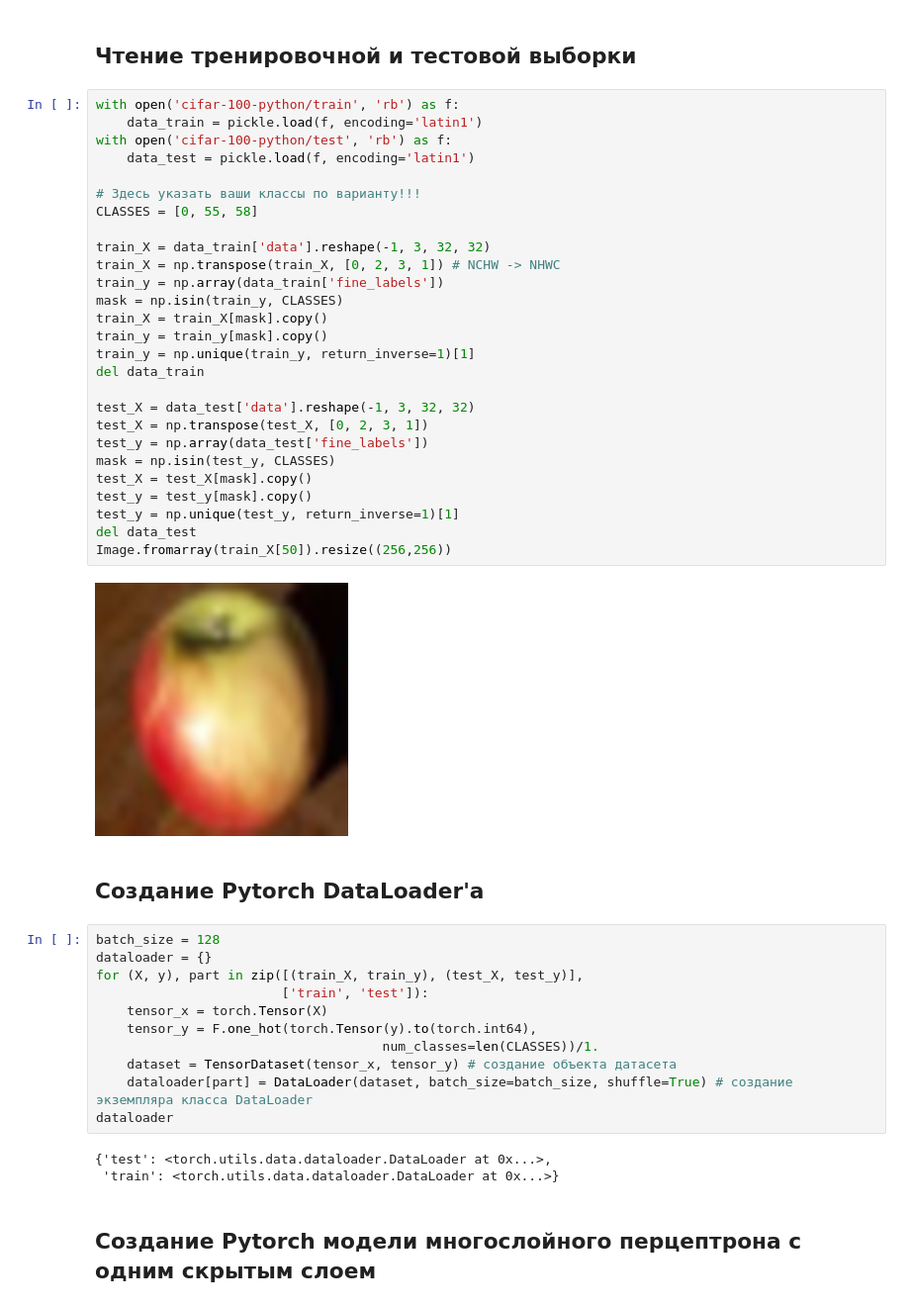
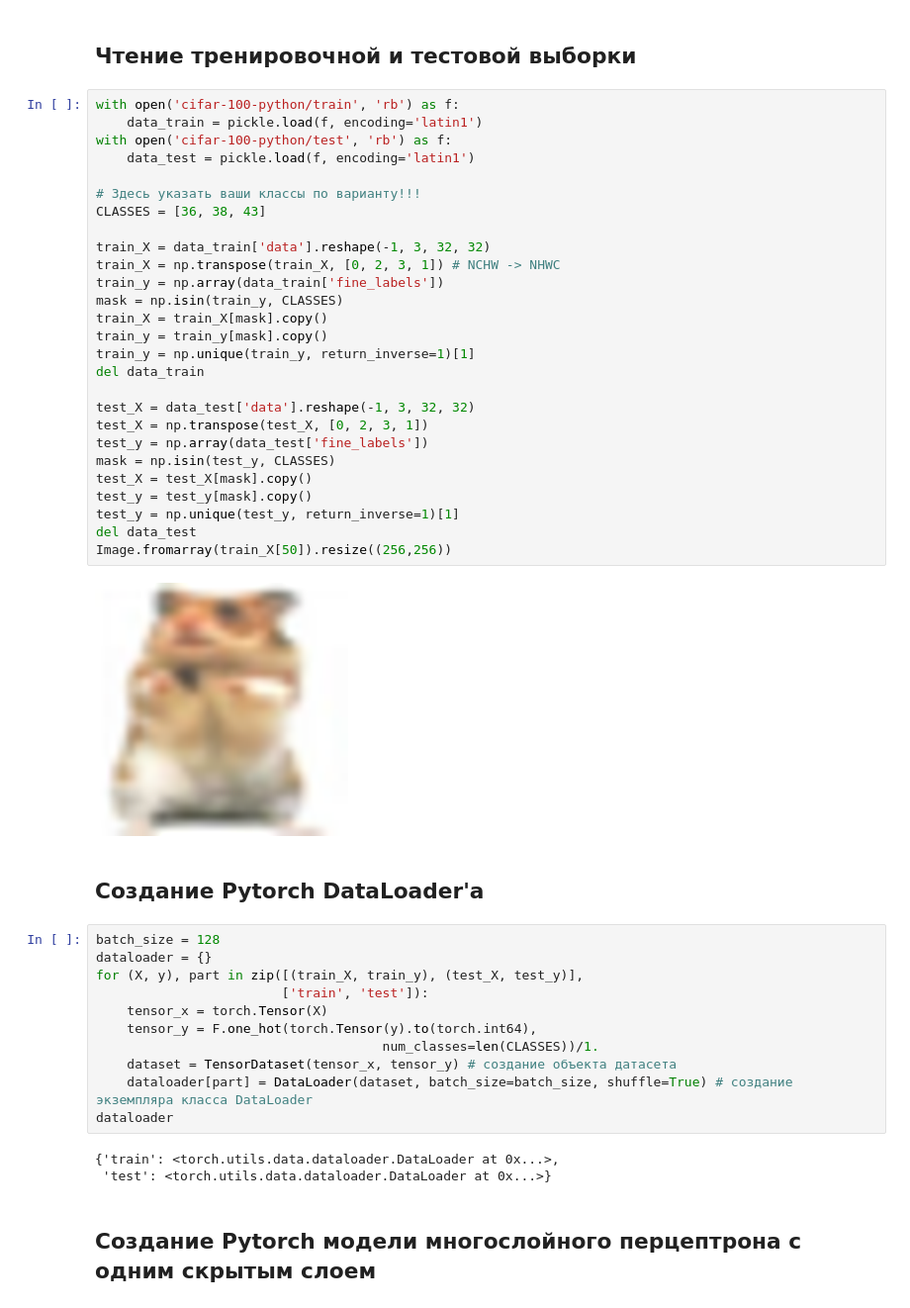
Before and after one commit to daradanci/DeepLearning, a Jupyter notebook: notebooks/Lab1.ipynb, the cells around one changed output. Shown: that part at 99% size. Saved outputs shown, nothing was run; the diff lists cells and outputs as text.

```diff
--- a/notebooks/Lab1.ipynb
+++ b/notebooks/Lab1.ipynb
@@ -410,32 +410,32 @@ cifar-100-python/meta
 # %%
 with open('cifar-100-python/train', 'rb') as f:
     data_train = pickle.load(f, encoding='latin1')
 with open('cifar-100-python/test', 'rb') as f:
     data_test = pickle.load(f, encoding='latin1')
 
 # Здесь указать ваши классы по варианту!!!
-CLASSES = [0, 55, 58]
+CLASSES = [36, 38, 43]
 
 train_X = data_train['data'].reshape(-1, 3, 32, 32)
 train_X = np.transpose(train_X, [0, 2, 3, 1]) # NCHW -> NHWC
 train_y = np.array(data_train['fine_labels'])
 mask = np.isin(train_y, CLASSES)
 train_X = train_X[mask].copy()
 train_y = train_y[mask].copy()
 train_y = np.unique(train_y, return_inverse=1)[1]
 del data_train
 
 test_X = data_test['data'].reshape(-1, 3, 32, 32)
 test_X = np.transpose(test_X, [0, 2, 3, 1])
 test_y = np.array(data_test['fine_labels'])
 mask = np.isin(test_y, CLASSES)
 test_X = test_X[mask].copy()
 test_y = test_y[mask].copy()
 test_y = np.unique(test_y, return_inverse=1)[1]
 del data_test
 Image.fromarray(train_X[50]).resize((256,256))
 # %% [output]
-[figure, old version]
+[figure, new version]
 # %% [markdown]
 ## Создание Pytorch DataLoader'a
 # %%
@@ -450,8 +450,8 @@ for (X, y), part in zip([(train_X, train_y), (test_X, test_y)],
     dataloader[part] = DataLoader(dataset, batch_size=batch_size, shuffle=True) # создание экземпляра класса DataLoader
 dataloader
 # %% [output]
-{'test': <torch.utils.data.dataloader.DataLoader at 0x...>,
- 'train': <torch.utils.data.dataloader.DataLoader at 0x...>}
+{'train': <torch.utils.data.dataloader.DataLoader at 0x...>,
+ 'test': <torch.utils.data.dataloader.DataLoader at 0x...>}
 # %% [markdown]
 ## Создание Pytorch модели многослойного перцептрона с одним скрытым слоем
 # %%
```
Also changed, not shown: parts of 9 cells of this notebook.
